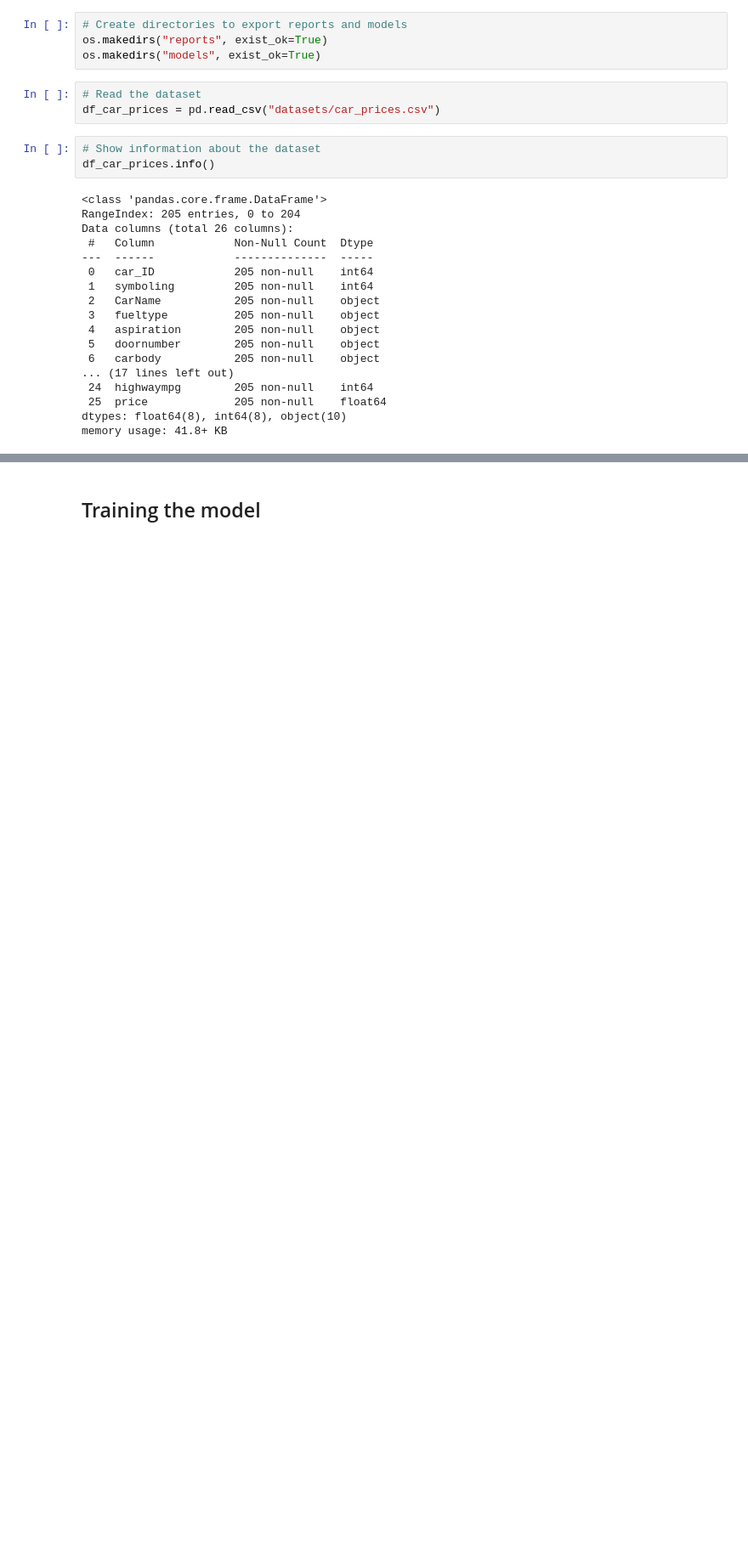
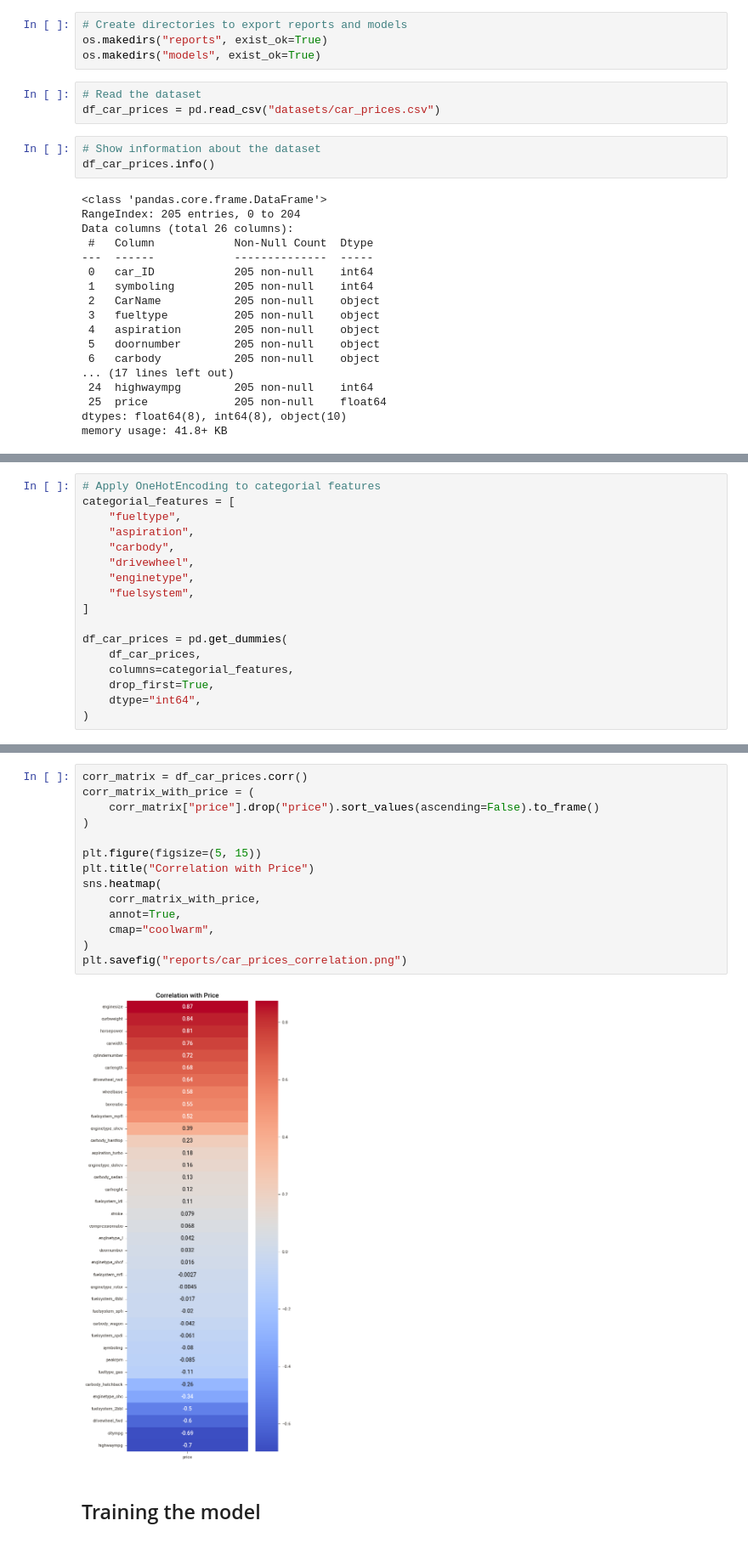
Before and after one commit to ddanielcruz/ignite-ai-05-multiple-linear-regression, a Jupyter notebook: car_prices_model.ipynb, the cells around one changed output, grey strips where cells are left out. Shown: that part at 85% size. Saved outputs shown, nothing was run; the diff lists cells and outputs as text; blank space fills up the shorter version.

Commit message:
Fix car prices model

```diff
--- a/car_prices_model.ipynb
+++ b/car_prices_model.ipynb
@@ -273,0 +137,17 @@ plt.savefig("reports/car_prices_correlation.png")
+# %%
+# Apply OneHotEncoding to categorial features
+categorial_features = [
+    "fueltype",
+    "aspiration",
+    "carbody",
+    "drivewheel",
+    "enginetype",
+    "fuelsystem",
+]
+
+df_car_prices = pd.get_dummies(
+    df_car_prices,
+    columns=categorial_features,
+    drop_first=True,
+    dtype="int64",
+)
@@ -274,2 +187,18 @@ plt.savefig("reports/car_prices_correlation.png")
+# %%
+corr_matrix = df_car_prices.corr()
+corr_matrix_with_price = (
+    corr_matrix["price"].drop("price").sort_values(ascending=False).to_frame()
+)
+
+plt.figure(figsize=(5, 15))
+plt.title("Correlation with Price")
+sns.heatmap(
+    corr_matrix_with_price,
+    annot=True,
+    cmap="coolwarm",
+)
+plt.savefig("reports/car_prices_correlation.png")
+# %% [output]
+[figure, added]
 # %% [markdown]
 ## Training the model
```
Also changed, not shown: parts of 78 cells of this notebook, 2 other files.
